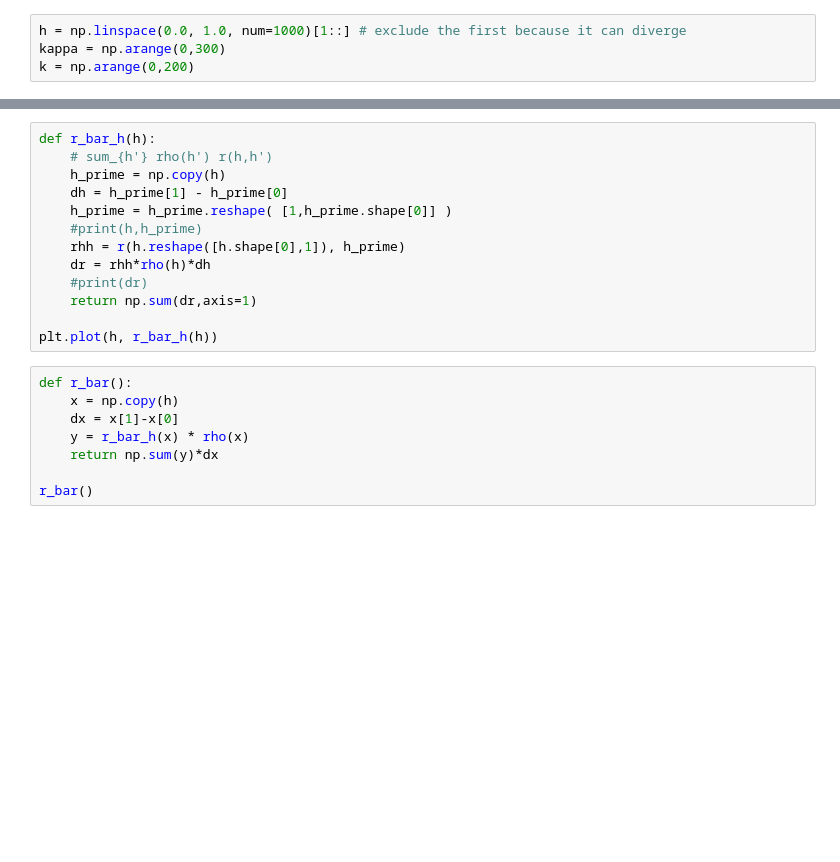
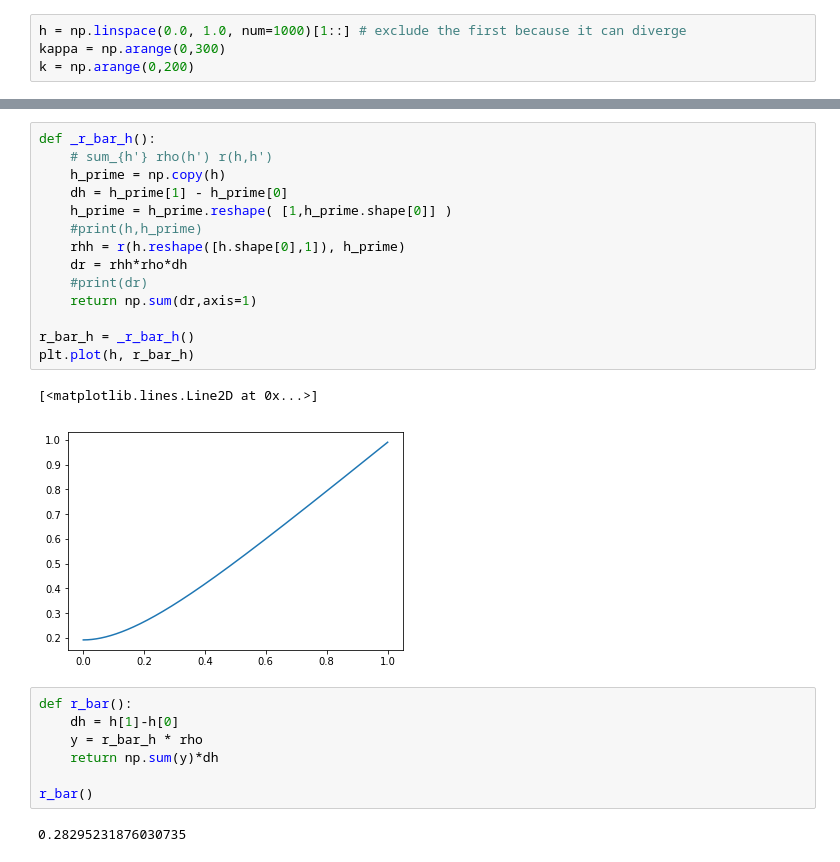
Before and after one commit to yohm/sim_sampling_analysis, a Jupyter notebook: calc.ipynb, the cells around one changed output, grey strips where cells are left out. Cells and saved outputs as stored; diff of their text form; blank space fills up the shorter version.

```diff
--- a/calc.ipynb
+++ b/calc.ipynb
@@ -30,22 +39,27 @@ def r(h1, h2):
 # %%
-def r_bar_h(h):
+def _r_bar_h():
     # sum_{h'} rho(h') r(h,h')
     h_prime = np.copy(h)
     dh = h_prime[1] - h_prime[0]
     h_prime = h_prime.reshape( [1,h_prime.shape[0]] )
     #print(h,h_prime)
     rhh = r(h.reshape([h.shape[0],1]), h_prime)
-    dr = rhh*rho(h)*dh
+    dr = rhh*rho*dh
     #print(dr)
     return np.sum(dr,axis=1)
 
-plt.plot(h, r_bar_h(h))
+r_bar_h = _r_bar_h()
+plt.plot(h, r_bar_h)
+# %% [output]
+[<matplotlib.lines.Line2D at 0x...>]
+[figure, added]
 # %%
 def r_bar():
-    x = np.copy(h)
-    dx = x[1]-x[0]
-    y = r_bar_h(x) * rho(x)
-    return np.sum(y)*dx
+    dh = h[1]-h[0]
+    y = r_bar_h * rho
+    return np.sum(y)*dh
 
 r_bar()
+# %% [output]
+0.28295231876030735
 # %%
```
Also changed, not shown: parts of 9 cells of this notebook.
